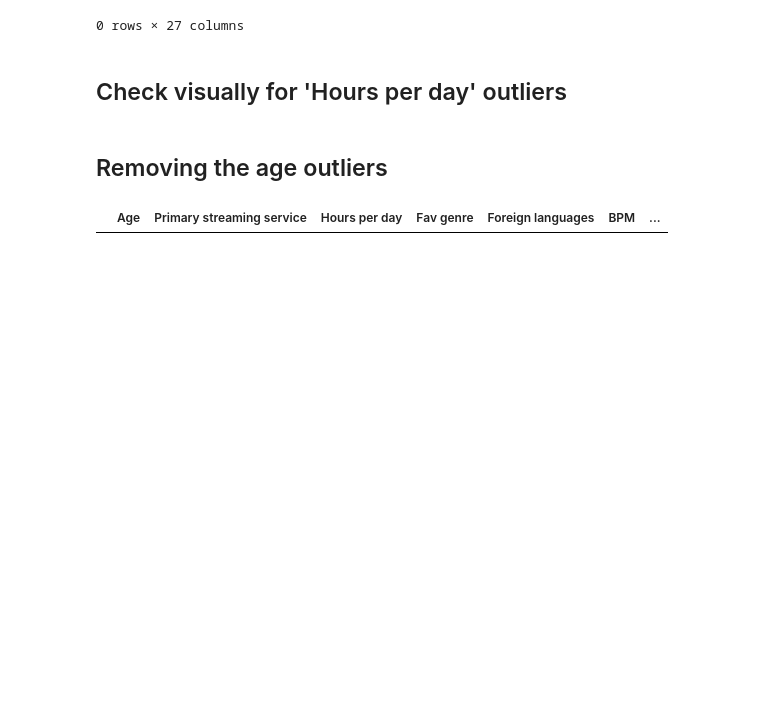
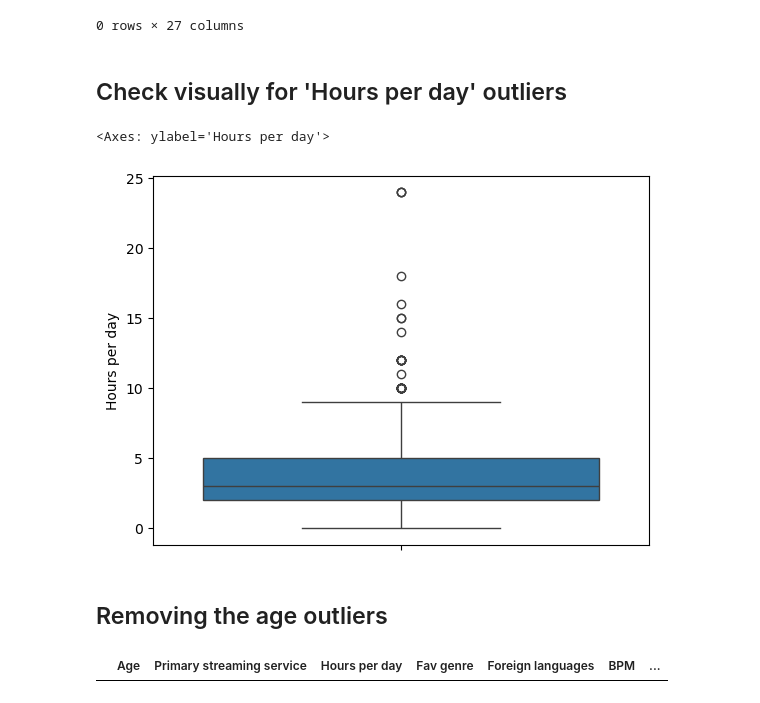
Before and after one commit to ElliceNels/B3EPIC, a Jupyter notebook: Data_Science_Workflow.ipynb, the cells around one changed output. Saved outputs shown, nothing was run; the diff lists cells and outputs as text; code cells hidden in the pictures; blank space fills up the shorter version.

```diff
--- a/Data_Science_Workflow.ipynb
+++ b/Data_Science_Workflow.ipynb
@@ -131,9 +131,12 @@ dataset.loc[(dataset['Anxiety'] > upper_limit) | (dataset['Anxiety'] < lower_lim
 # %% [markdown]
 ## Check visually for 'Hours per day' outliers
 # %%
-# sns.boxplot(dataset['Hours per day'])
+ sns.boxplot(dataset['Hours per day'])
 
 #each dot is an outlier,  8 outliers in this feature
+# %% [output]
+<Axes: ylabel='Hours per day'>
+[figure, added]
 # %% [markdown]
 ## Removing the age outliers
 # %%
```
Also changed, not shown: parts of 3 cells of this notebook, 1 other file.
